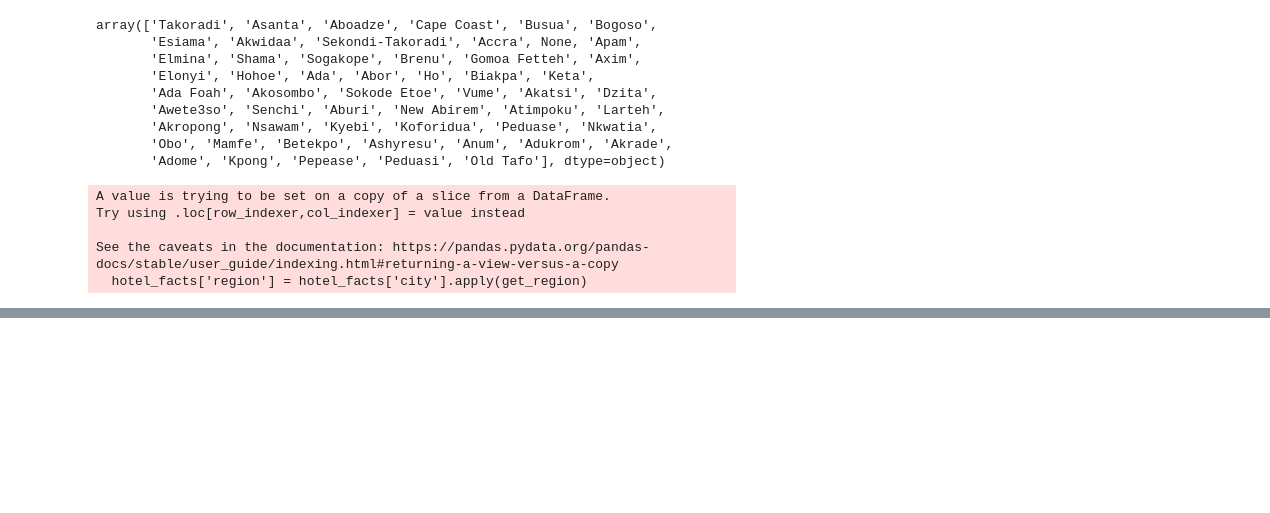
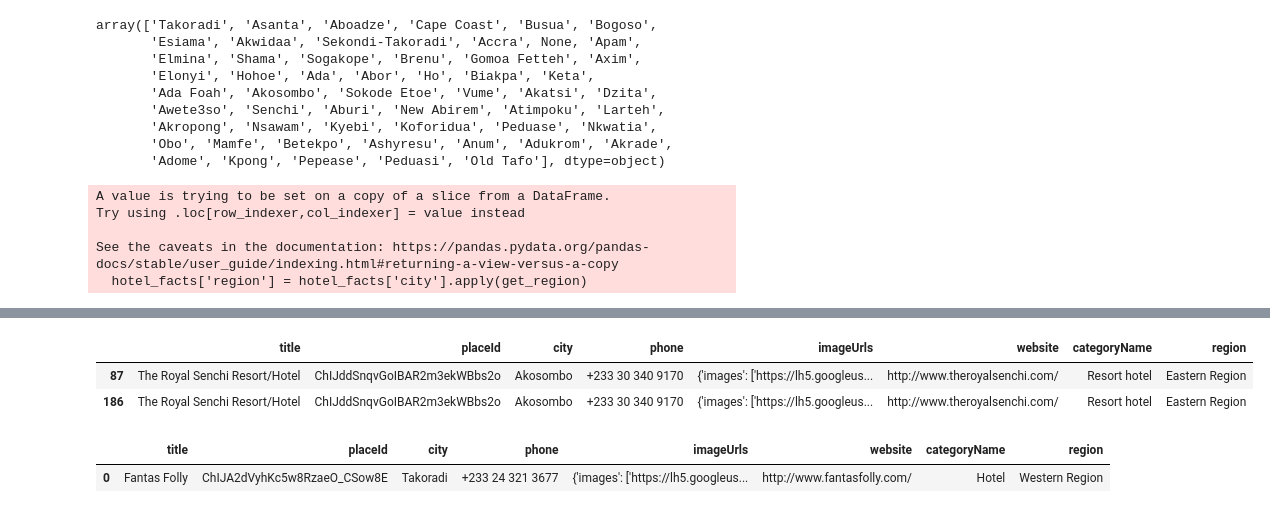
Before and after one commit to josephine-amponsah/absa-based-recommender, a Jupyter notebook: notebooks/data-manipulation/data-prep.ipynb, the cells around one changed output, grey strips where cells are left out. Cells and saved outputs as stored; diff of their text form; code cells hidden in the pictures; blank space fills up the shorter version.

Commit message:
removed duplicate hotel record

```diff
--- a/notebooks/data-manipulation/data-prep.ipynb
+++ b/notebooks/data-manipulation/data-prep.ipynb
@@ -326,0 +352,7 @@ with open('/Users/josephineamponsah/Documents/project-folder/data/hotel-details.
+# %%
+duplicate_rows = hotel_facts[hotel_facts.duplicated(subset='placeId', keep=False)]
+duplicate_rows
+# %% [output]
+|  | title | placeId | city | phone | imageUrls | website | categoryName | region |
+| 87 | The Royal Senchi Resort/Hotel | ChIJddSnqvGoIBAR2m3ekWBbs2o | Akosombo | +233 30 340 9170 | {'images': ['https://lh5.googleus... | http://www.theroyalsenchi.com/ | Resort hotel | Eastern Region |
+| 186 | The Royal Senchi Resort/Hotel | ChIJddSnqvGoIBAR2m3ekWBbs2o | Akosombo | +233 30 340 9170 | {'images': ['https://lh5.googleus... | http://www.theroyalsenchi.com/ | Resort hotel | Eastern Region |
@@ -326,0 +361,6 @@ with open('/Users/josephineamponsah/Documents/project-folder/data/hotel-details.
+# %%
+issue = hotel_facts[hotel_facts['placeId'] == 'ChIJA2dVyhKc5w8RzaeO_CSow8E']
+issue
+# %% [output]
+|  | title | placeId | city | phone | imageUrls | website | categoryName | region |
+| 0 | Fantas Folly | ChIJA2dVyhKc5w8RzaeO_CSow8E | Takoradi | +233 24 321 3677 | {'images': ['https://lh5.googleus... | http://www.fantasfolly.com/ | Hotel | Western Region |
```
Also changed, not shown: parts of 5 cells of this notebook, 1 other file.
